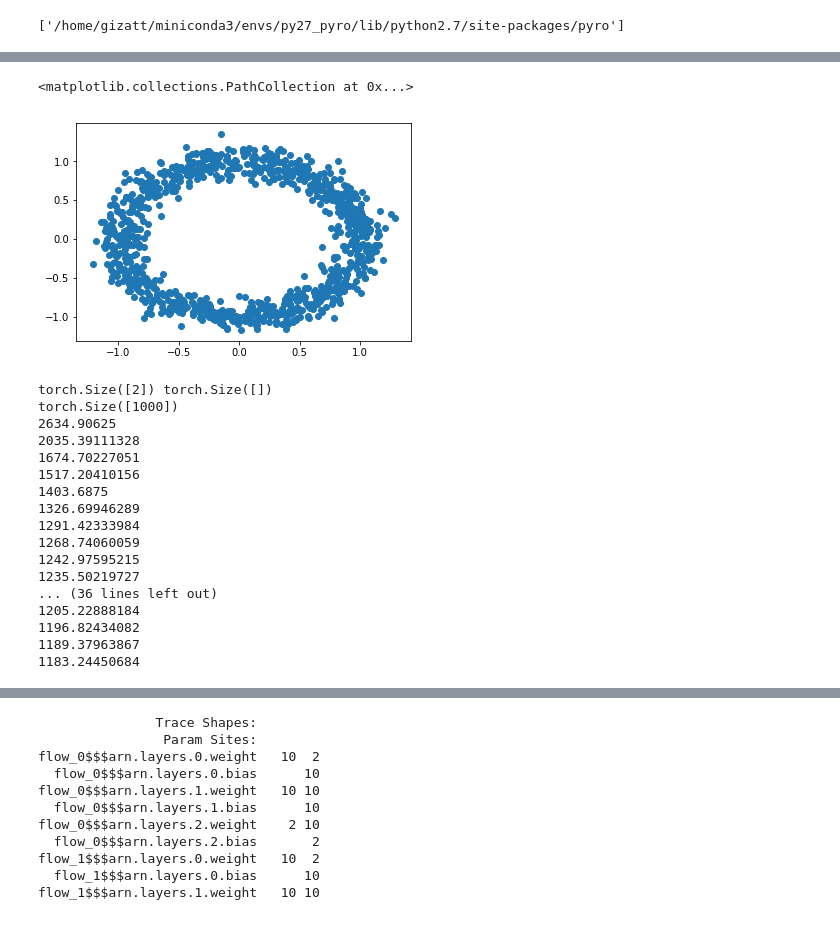
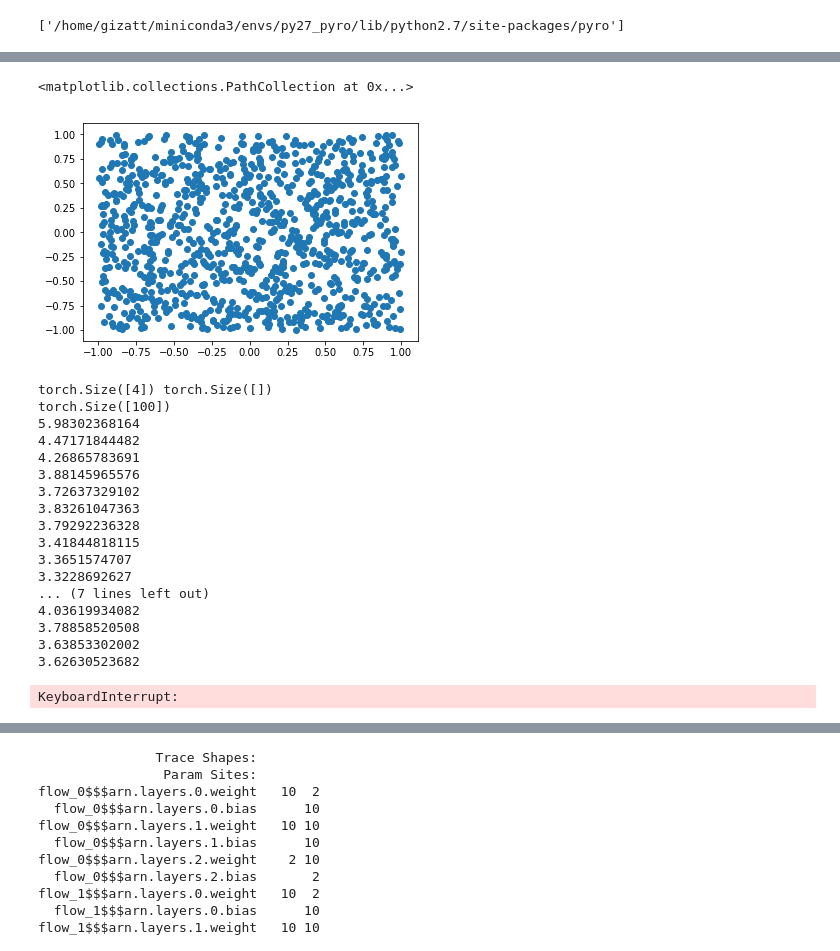
Before and after one commit to gizatt/scene_generation, a Jupyter notebook: notebooks/20190326_pyro_flows.ipynb, the cells around one changed output, grey strips where cells are left out. Drawn from its saved outputs; the diff is of its cells as text; code cells hidden in the pictures.

```diff
--- a/notebooks/20190326_pyro_flows.ipynb
+++ b/notebooks/20190326_pyro_flows.ipynb
@@ -37,16 +37,22 @@ tensor([-0.2830,  0.4434])
 # %%
 N = 1000
 
-theta = np.random.random(N)*np.pi*2.
-radius = np.random.randn(N)*0.1 + 1.
-X = np.cos(theta)*radius
-Y = np.sin(theta)*radius
+#Circle
+#theta = np.random.random(N)*np.pi*2.
+#radius = np.random.randn(N)*0.1 + 1.
+#X = np.cos(theta)*radius
+#Y = np.sin(theta)*radius
+#Moon
 #X = np.random.randn(N)*4
 #Y = np.random.randn(N)*1 + (.25)*X**2
+# Box
+X = np.random.uniform(-1., 1., [N, 1])
+Y = np.random.uniform(-1., 1., [N, 1])
+prepend = np.random.randn(N, 2)
 plt.scatter(X, Y)
 # %% [output]
 <matplotlib.collections.PathCollection at 0x...>
-[figure, old version]
+[figure, new version]
 # %%
 from pyro.optim import Adam
 from pyro.infer import SVI, Trace_ELBO
@@ -55,17 +61,20 @@ from pyro import poutine
 
 losses = []
 
-data = torch.tensor(np.stack([X, Y]).T, dtype=torch.float)
+torch.set_default_tensor_type('torch.cuda.FloatTensor')
 
-optimizer = Adam({"lr": 0.001, "betas": (0.90, 0.999)})
+data = torch.tensor(np.hstack([prepend, X, Y]), dtype=torch.float).cuda()
 
-base_dist = dist.Normal(torch.zeros(2), torch.ones(2)).to_event(1)
+size = data.shape[-1]
+base_dist = dist.Normal(torch.zeros(size), torch.ones(size)).to_event(1)
+layer_sizes = [20, 20]
+p_dropout = 0.0
 flows = [
-    dist.MaskedAutoregressiveFlow(AutoRegressiveNN(2, [20, 20])),
-    dist.MaskedAutoregressiveFlow(AutoRegressiveNN(2, [20, 20])),
-    dist.MaskedAutoregressiveFlow(AutoRegressiveNN(2, [20, 20])),
-    dist.MaskedAutoregressiveFlow(AutoRegressiveNN(2, [20, 20])),
-    dist.MaskedAutoregressiveFlow(AutoRegressiveNN(2, [20, 20]))
+    dist.MaskedAutoregressiveFlow(AutoRegressiveNN(size, layer_sizes, dropout_p=p_dropout)),
+    dist.MaskedAutoregressiveFlow(AutoRegressiveNN(size, layer_sizes, dropout_p=p_dropout)),
+    dist.MaskedAutoregressiveFlow(AutoRegressiveNN(size, layer_sizes, dropout_p=p_dropout)),
+    dist.MaskedAutoregressiveFlow(AutoRegressiveNN(size, layer_sizes, dropout_p=p_dropout)),
+    dist.MaskedAutoregressiveFlow(AutoRegressiveNN(size, layer_sizes, dropout_p=p_dropout))
     #dist.MaskedAutoregressiveFlow(AutoRegressiveNN(2, [5, 5])),
     #dist.MaskedAutoregressiveFlow(AutoRegressiveNN(2, [5, 5])),
     #dist.PermuteTransform(torch.randperm(2, dtype=torch.long)),
@@ -75,7 +84,7 @@ tf_dist = dist.TransformedDistribution(base_dist, flows)
 print(tf_dist.event_shape, tf_dist.batch_shape)
 pyro.clear_param_store()
 
-prior_samples = tf_dist.sample(sample_shape=(1000, 2))
+prior_samples = tf_dist.sample(sample_shape=(1000, size)).cpu().detach().numpy()
 
 def model(data):
     for k, flow in enumerate(flows):
@@ -93,30 +102,32 @@ def guide(data):
 print(tf_dist.log_prob(data).shape)
 
 # setup the inference algorithm
+optimizer = Adam({"lr": 0.001, "betas": (0.90, 0.999), "weight_decay": 1E-3})
 svi = SVI(model, guide, optimizer, loss=Trace_ELBO())
 
 # do gradient steps
 losses = []
 for step in range(5000):
-    loss = svi.step(data)
+    loss = svi.step(data) / data.shape[0]
     losses.append(loss)
     if (step % 100 == 0):
         print(loss)
 # %% [output]
-torch.Size([2]) torch.Size([])
-torch.Size([1000])
-2634.90625
-2035.39111328
-1674.70227051
-1517.20410156
-1403.6875
-1326.69946289
-1291.42333984
-1268.74060059
-1242.97595215
-1235.50219727
-... (36 lines left out)
-1205.22888184
-1196.82434082
-1189.37963867
-1183.24450684
+torch.Size([4]) torch.Size([])
+torch.Size([100])
+5.98302368164
+4.47171844482
+4.26865783691
+3.88145965576
+3.72637329102
+3.83261047363
+3.79292236328
+3.41844818115
+3.3651574707
+3.3228692627
+... (7 lines left out)
+4.03619934082
+3.78858520508
+3.63853302002
+3.62630523682
+KeyboardInterrupt:
```
Also changed, not shown: parts of 6 cells of this notebook.
